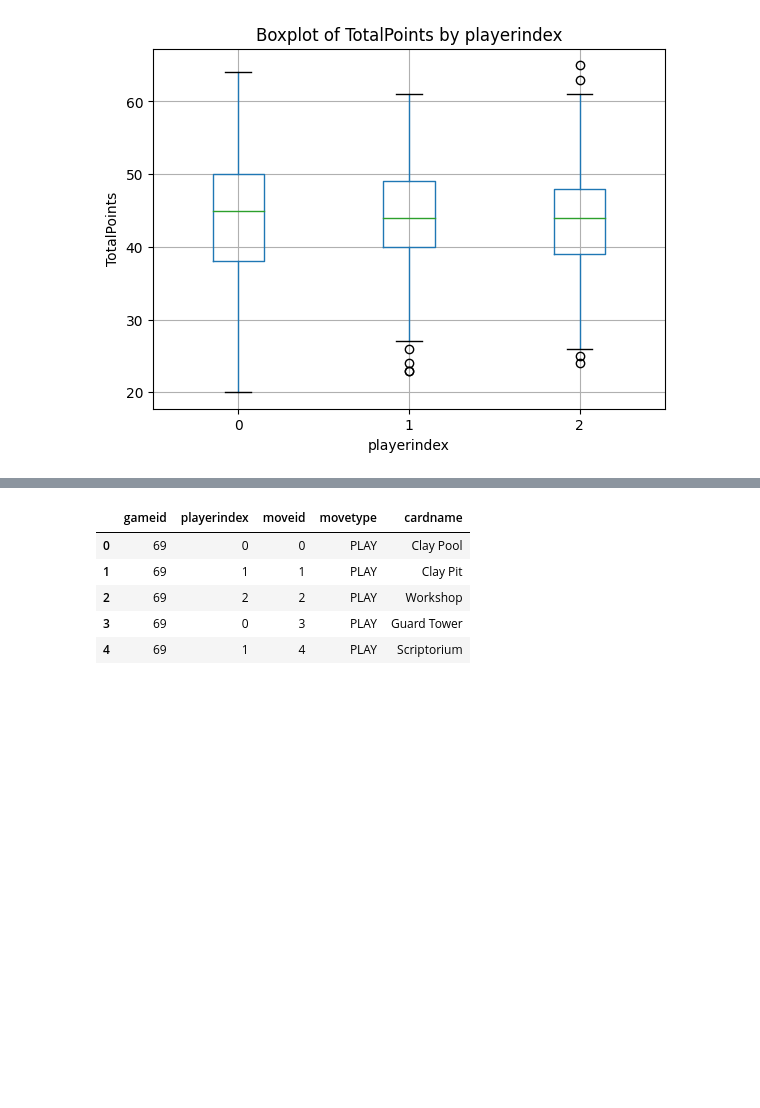
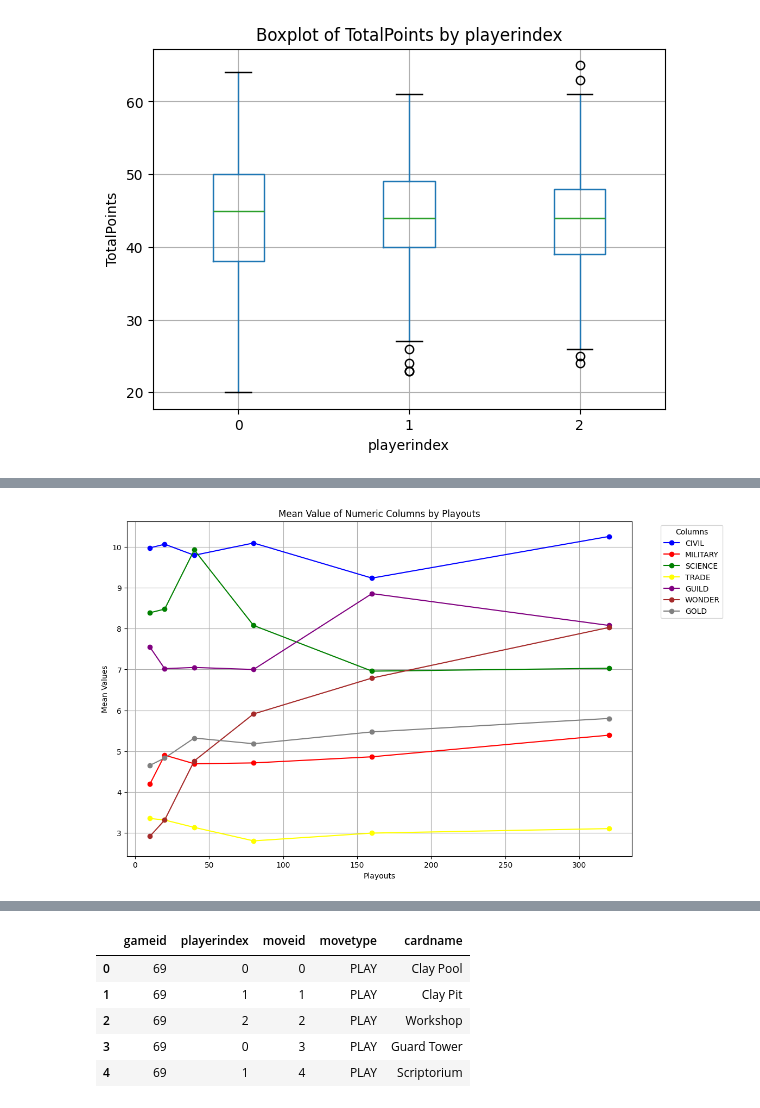
Before and after one commit to R3Kr/data-analysis-mcts, a Jupyter notebook: analysis.ipynb, the cells around one changed output, grey strips where cells are left out. Drawn from its saved outputs; the diff is of its cells as text; code cells hidden in the pictures; blank space fills up the shorter version.

```diff
--- a/analysis.ipynb
+++ b/analysis.ipynb
@@ -89,2 +114,33 @@ plt.show()
+# %%
+# Select numeric columns, exclude 'gameid' and 'playerindex' as they are identifiers
+numeric_cols = mctsdf.select_dtypes(include=[np.number]).columns.drop(['gameid', 'playerindex',"boardGold","TotalPoints"])
+
+# Calculate the mean of numeric columns grouped by 'playouts'
+grouped_means = mctsdf.groupby('playouts')[numeric_cols].mean()
+
+colors = {
+    'CIVIL': 'blue',
+    'MILITARY': 'red',
+    'SCIENCE': 'green',
+    'TRADE': 'yellow',
+    'GUILD': 'purple',
+    'WONDER': 'brown',
+    'GOLD': 'gray',
+}
+
+# Plot each column's mean values on the same graph
+plt.figure(figsize=(12, 8))  # Setting the figure size
+for column in grouped_means.columns:
+    if column != 'playouts':  # Exclude the 'playouts' column from plotting
+        plt.plot(grouped_means.index, grouped_means[column], marker='o', label=column, color=colors[column])
+
+plt.title('Mean Value of Numeric Columns by Playouts')
+plt.xlabel('Playouts')
+plt.ylabel('Mean Values')
+plt.legend(title='Columns', bbox_to_anchor=(1.05, 1), loc='upper left')
+plt.grid(True)
+plt.show()
+# %% [output]
+[figure, added]
 # %%
 df["won"] = [True if i % 3 == 0 else False for i in range(df["playerindex"].size)]
```
Also changed, not shown: parts of 5 cells of this notebook.
